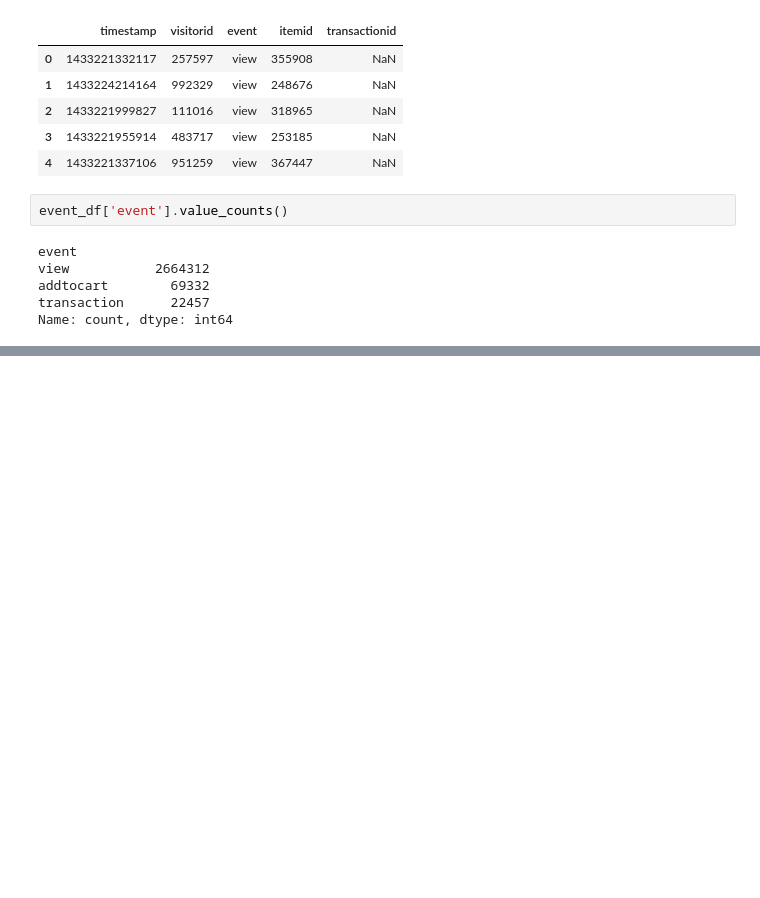
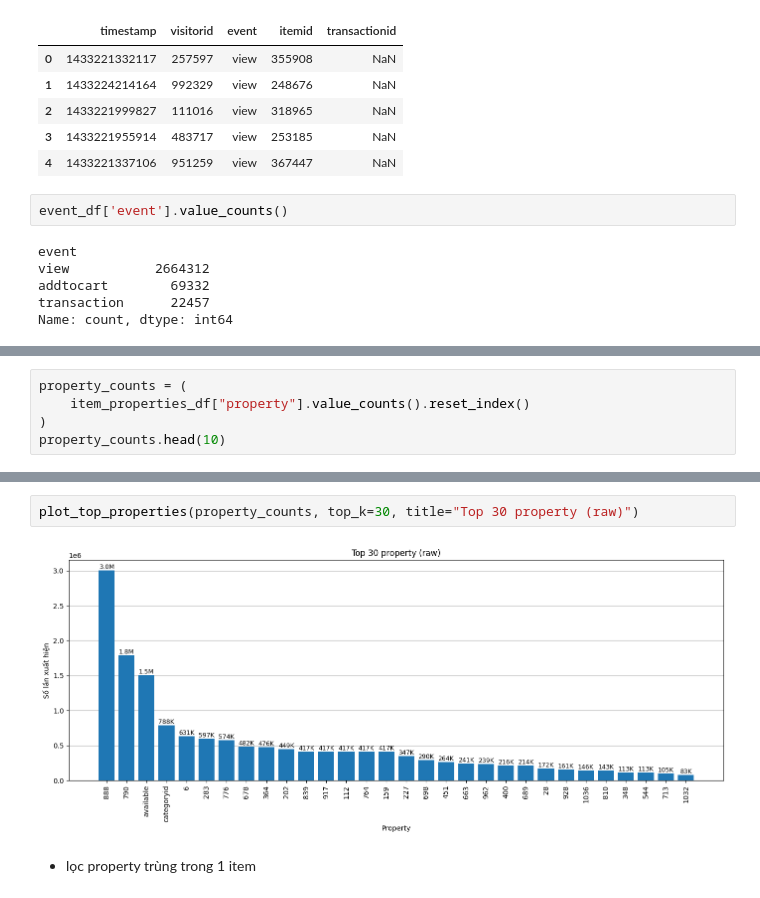
Before and after one commit to bluff-king/Customer-Segment-Personalization, a Jupyter notebook: EDA/eda.ipynb, the cells around one changed output, grey strips where cells are left out. Cells and saved outputs as stored; diff of their text form; blank space fills up the shorter version.

```diff
--- a/EDA/eda.ipynb
+++ b/EDA/eda.ipynb
@@ -20,0 +317,5 @@ Name: count, dtype: int64
+# %%
+property_counts = (
+    item_properties_df["property"].value_counts().reset_index()
+)
+property_counts.head(10)
@@ -20,0 +334,6 @@ Name: count, dtype: int64
+# %%
+plot_top_properties(property_counts, top_k=30, title="Top 30 property (raw)")
+# %% [output]
+[figure, added]
+# %% [markdown]
+* lọc property trùng trong 1 item
```
Also changed, not shown: parts of 39 cells of this notebook.
